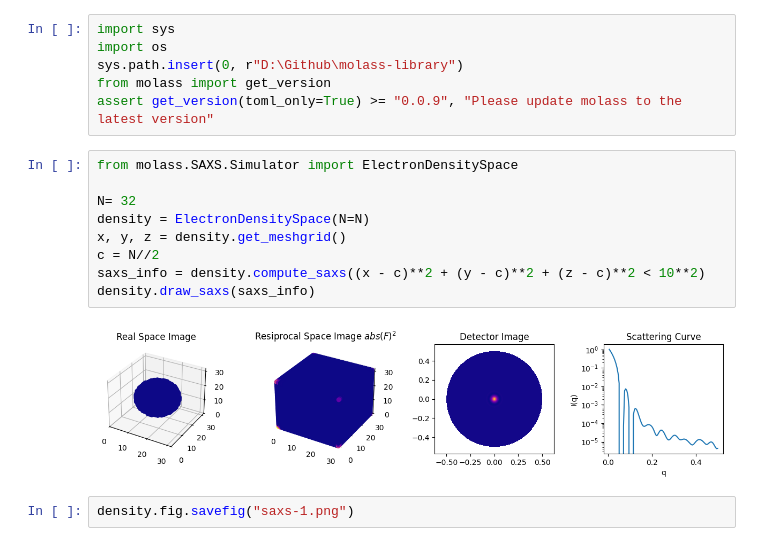
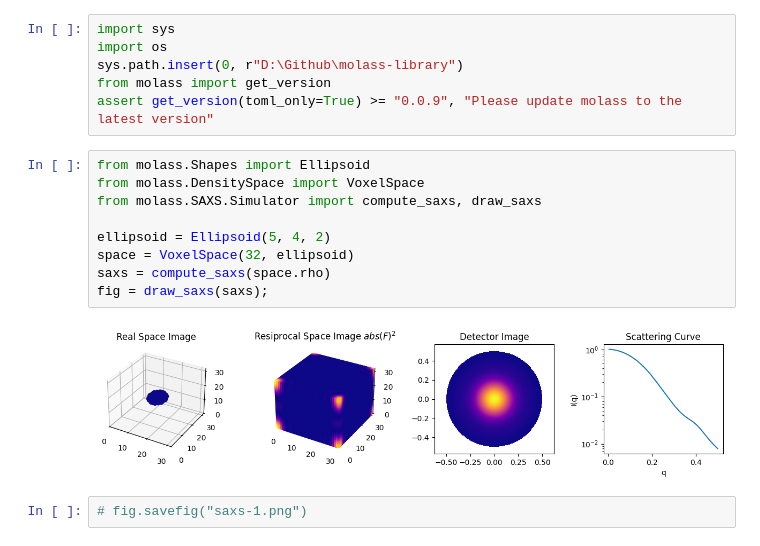
Before and after one commit to freesemt/molass-essence, a Jupyter notebook: chapters/08/saxs-basics.ipynb, the cells around one changed output. Cells and saved outputs as stored; diff of their text form.

Commit message:
Update scattering curve models (working)

```diff
--- a/chapters/08/saxs-basics.ipynb
+++ b/chapters/08/saxs-basics.ipynb
@@ -25,15 +25,15 @@ sys.path.insert(0, r"D:\Github\molass-library")
 from molass import get_version
 assert get_version(toml_only=True) >= "0.0.9", "Please update molass to the latest version"
 # %%
-from molass.SAXS.Simulator import ElectronDensitySpace
+from molass.Shapes import Ellipsoid
+from molass.DensitySpace import VoxelSpace
+from molass.SAXS.Simulator import compute_saxs, draw_saxs
 
-N= 32
-density = ElectronDensitySpace(N=N)
-x, y, z = density.get_meshgrid()
-c = N//2
-saxs_info = density.compute_saxs((x - c)**2 + (y - c)**2 + (z - c)**2 < 10**2)
-density.draw_saxs(saxs_info)
+ellipsoid = Ellipsoid(5, 4, 2)
+space = VoxelSpace(32, ellipsoid)
+saxs = compute_saxs(space.rho)
+fig = draw_saxs(saxs);
 # %% [output]
-[figure, old version]
+[figure, new version]
 # %%
-density.fig.savefig("saxs-1.png")
+# fig.savefig("saxs-1.png")
```
